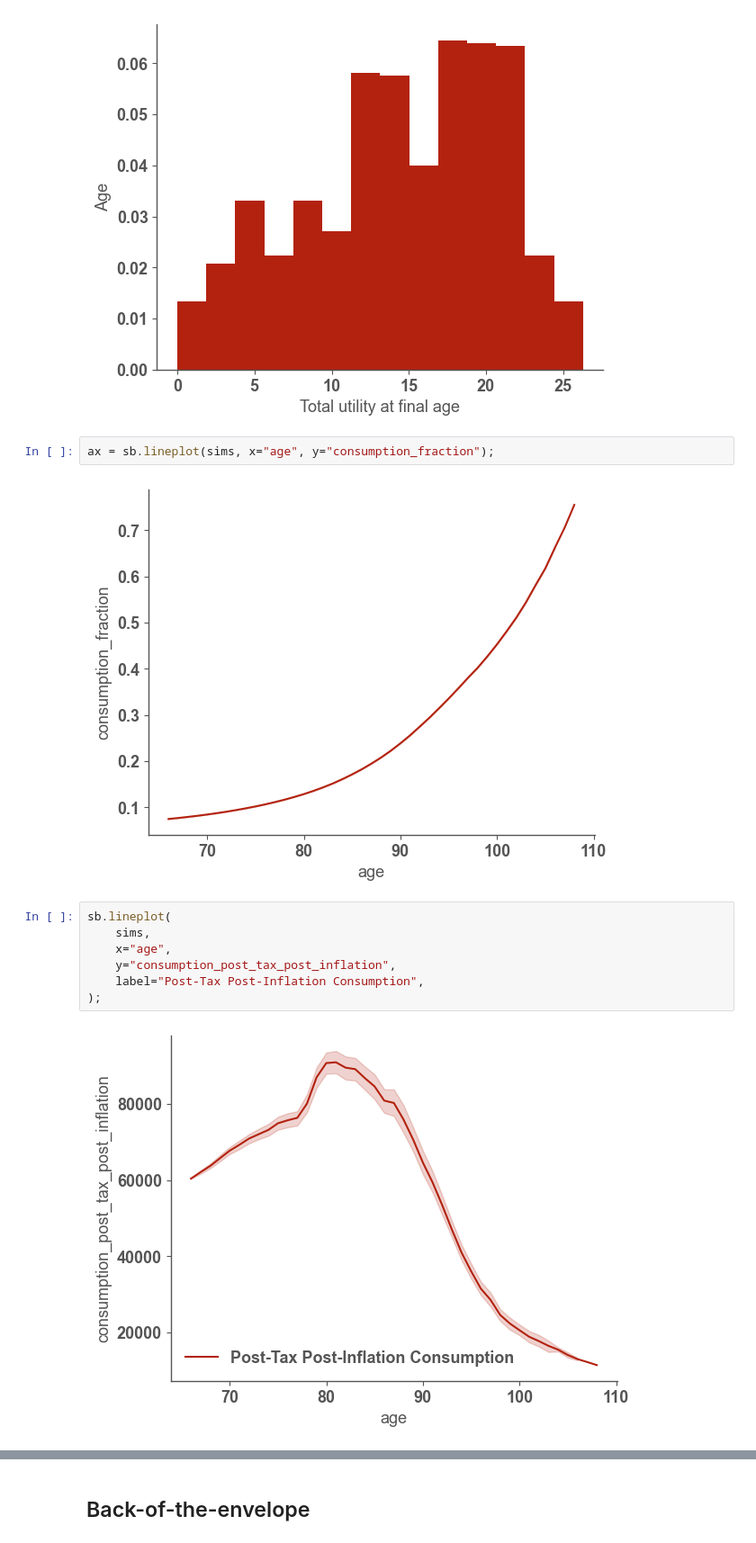
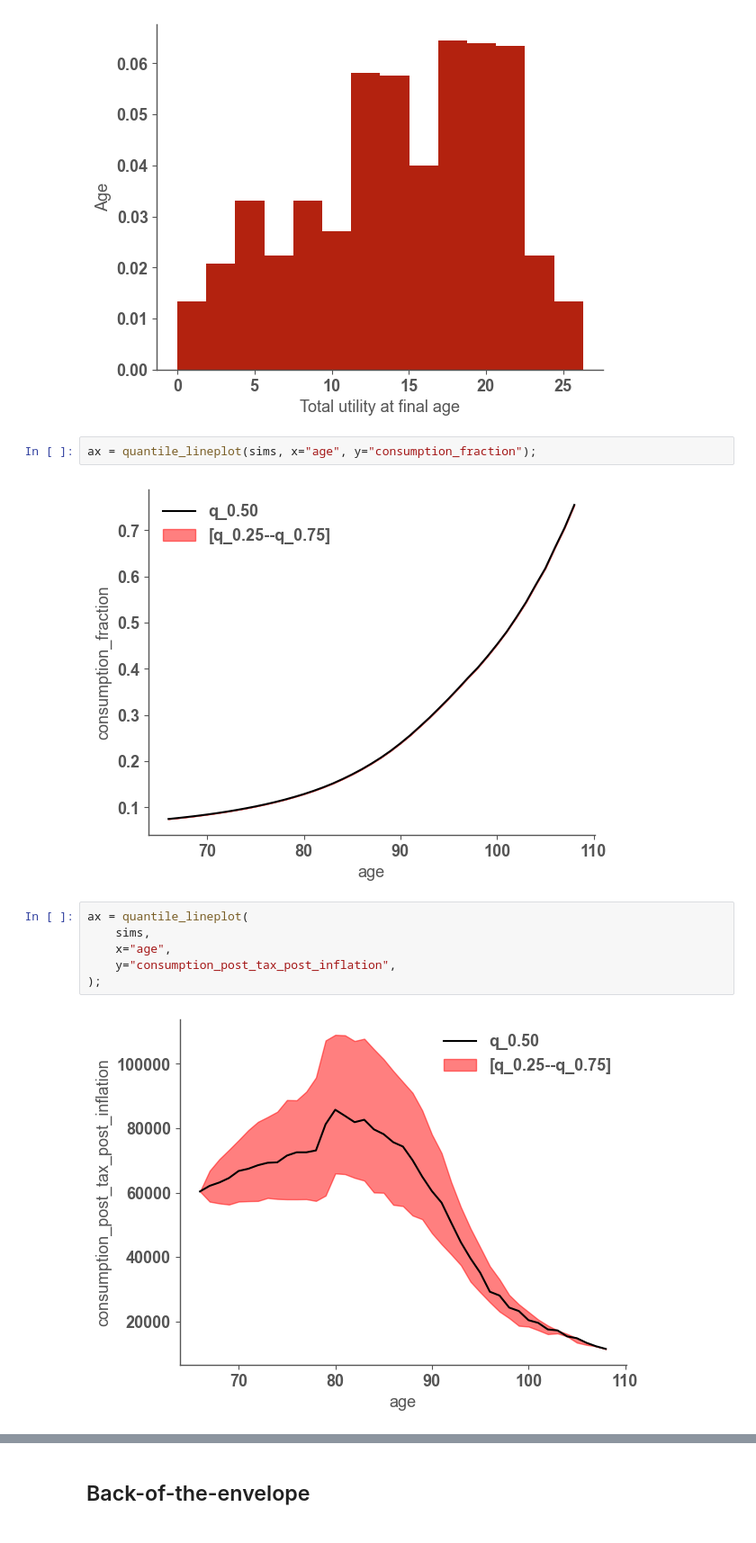
Before and after one commit to jaryaman/financial-decisions, a Jupyter notebook: notebooks/6-monte-carlo.ipynb, the cells around one changed output, grey strips where cells are left out. Shown at 90% size. Drawn from its saved outputs; the diff is of its cells as text.

```diff
--- a/notebooks/6-monte-carlo.ipynb
+++ b/notebooks/6-monte-carlo.ipynb
@@ -179,16 +180,15 @@ ax.set_ylabel("Age")
 Text(0, 0.5, 'Age')
 [figure]
 # %%
-ax = sb.lineplot(sims, x="age", y="consumption_fraction");
+ax = quantile_lineplot(sims, x="age", y="consumption_fraction");
 # %% [output]
-[figure, old version]
+[figure, new version]
 # %%
-sb.lineplot(
+ax = quantile_lineplot(
     sims,
     x="age",
     y="consumption_post_tax_post_inflation",
-    label="Post-Tax Post-Inflation Consumption",
 );
 # %% [output]
-[figure, old version]
+[figure, new version]
 # %%
```
Also changed, not shown: parts of 3 cells of this notebook, 1 other file.
